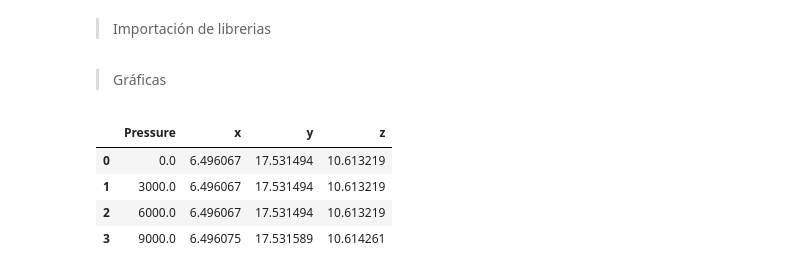
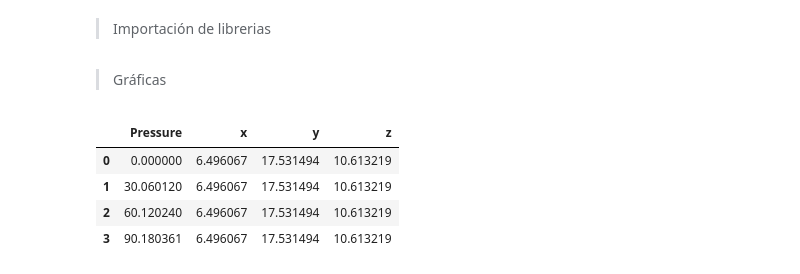
Before and after one commit to NSM20212/Soft-Robotics, a Jupyter notebook: Taller 2/graphs_sofa.ipynb, the cells around one changed output. Cells and saved outputs as stored; diff of their text form; code cells hidden in the pictures.

```diff
--- a/Taller 2/graphs_sofa.ipynb
+++ b/Taller 2/graphs_sofa.ipynb
@@ -13,11 +13,12 @@ plt.style.use('classic')
 # %% [markdown]
 > Gráficas
 # %%
-graphs = pd.read_csv('data.csv')
+graphs = pd.read_csv('data_1.csv')
+graphs2 = pd.read_csv('data_2.csv')
 graphs.head(4)
 # %% [output]
 |  | Pressure | x | y | z |
-| 0 | 0.0 | 6.496067 | 17.531494 | 10.613219 |
-| 1 | 3000.0 | 6.496067 | 17.531494 | 10.613219 |
-| 2 | 6000.0 | 6.496067 | 17.531494 | 10.613219 |
-| 3 | 9000.0 | 6.496075 | 17.531589 | 10.614261 |
+| 0 | 0.000000 | 6.496067 | 17.531494 | 10.613219 |
+| 1 | 30.060120 | 6.496067 | 17.531494 | 10.613219 |
+| 2 | 60.120240 | 6.496067 | 17.531494 | 10.613219 |
+| 3 | 90.180361 | 6.496067 | 17.531494 | 10.613219 |
```
Also changed, not shown: parts of 4 cells of this notebook, 11 other files.
